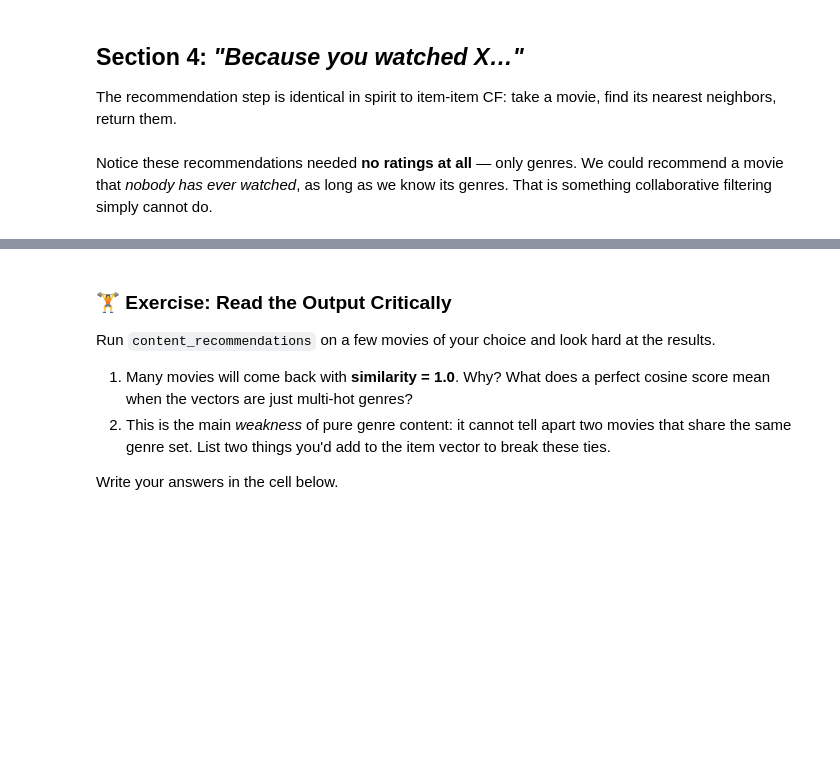
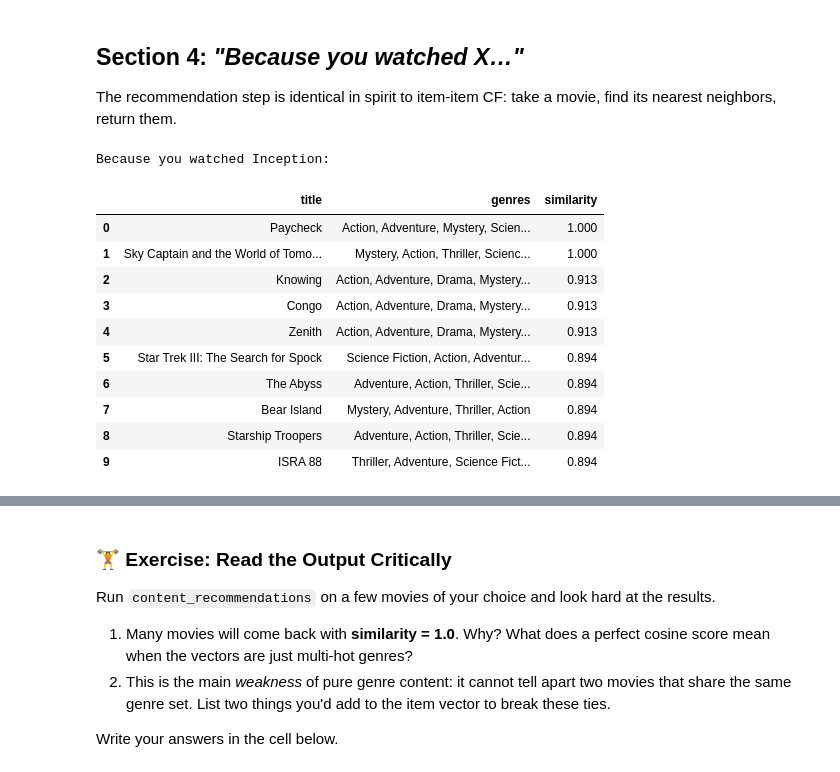
Before and after one commit to TalCordova/RS_Coller_TAU_26B, a Jupyter notebook: notebook4_content_based_solutions.ipynb, the cells around one changed output, grey strips where cells are left out. Saved outputs shown, nothing was run; the diff lists cells and outputs as text; code cells hidden in the pictures; blank space fills up the shorter version.

Commit message:
Refactor notebook4_content_based_solutions.ipynb: Update execution counts, enhance output formatting, and improve recommendation examples

```diff
--- a/notebook4_content_based_solutions.ipynb
+++ b/notebook4_content_based_solutions.ipynb
@@ -141,7 +156,18 @@ def content_recommendations(title, k=10):
                         'similarity': round(sim, 3)})
     return pd.DataFrame(results[:k])
 # %%
-print("Because you watched Toy Story:\n")
-content_recommendations('Toy Story', k=10)
+print("Because you watched Inception:")
+content_recommendations('Inception', k=10)
+# %% [output]
+Because you watched Inception:
+|  | title | genres | similarity |
+| 0 | Paycheck | Action, Adventure, Mystery, Scien... | 1.000 |
+| 1 | Sky Captain and the World of Tomo... | Mystery, Action, Thriller, Scienc... | 1.000 |
+| 2 | Knowing | Action, Adventure, Drama, Mystery... | 0.913 |
+| 3 | Congo | Action, Adventure, Drama, Mystery... | 0.913 |
+| 4 | Zenith | Action, Adventure, Drama, Mystery... | 0.913 |
+| 5 | Star Trek III: The Search for Spock | Science Fiction, Action, Adventur... | 0.894 |
+| 6 | The Abyss | Adventure, Action, Thriller, Scie... | 0.894 |
+| 7 | Bear Island | Mystery, Adventure, Thriller, Action | 0.894 |
+| 8 | Starship Troopers | Adventure, Action, Thriller, Scie... | 0.894 |
+| 9 | ISRA 88 | Thriller, Adventure, Science Fict... | 0.894 |
-# %% [markdown]
-Notice these recommendations needed **no ratings at all** — only genres. We could recommend a movie that *nobody has ever watched*, as long as we know its genres. That is something collaborative filtering simply cannot do.
```
Also changed, not shown: parts of 5 cells of this notebook, 2 other files.
